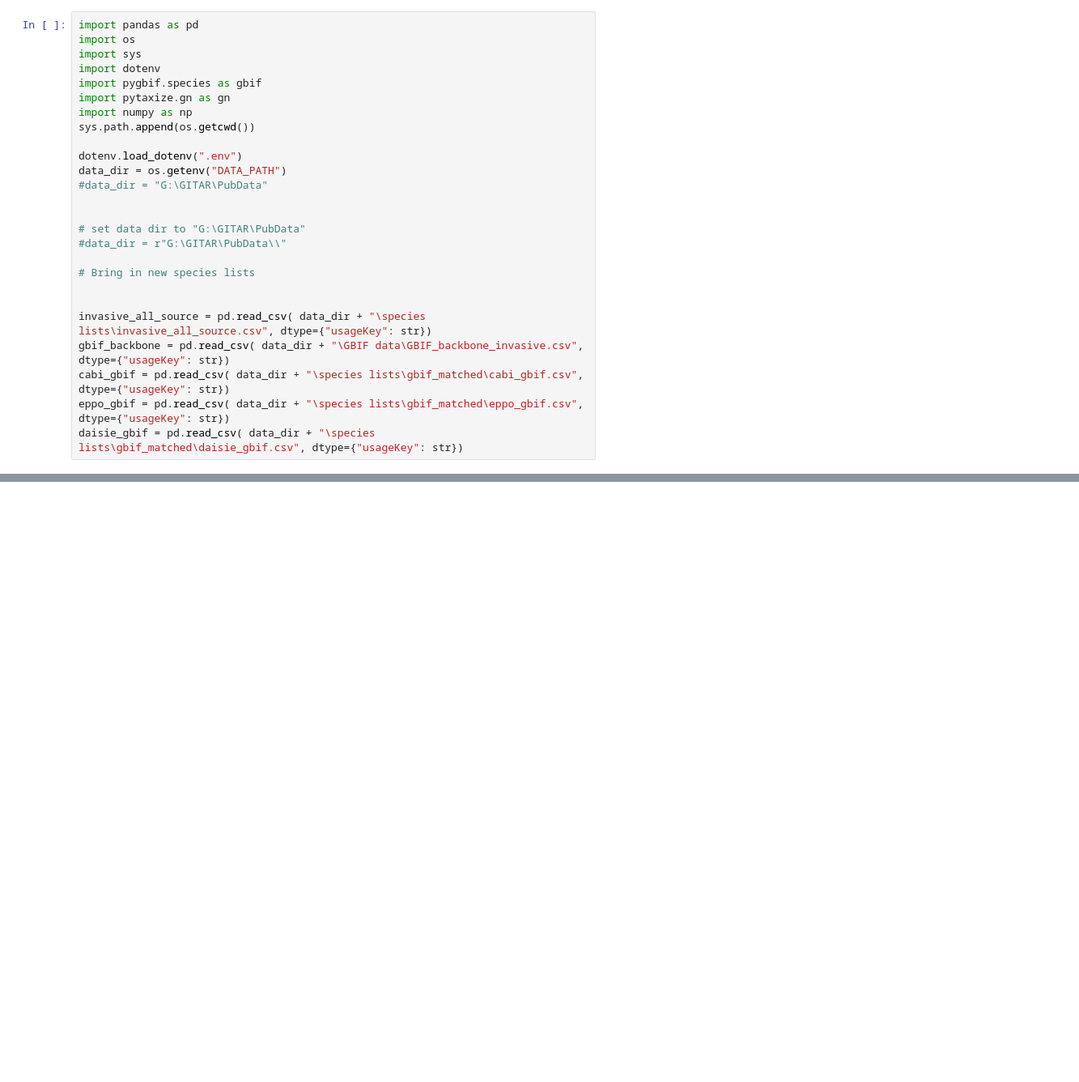
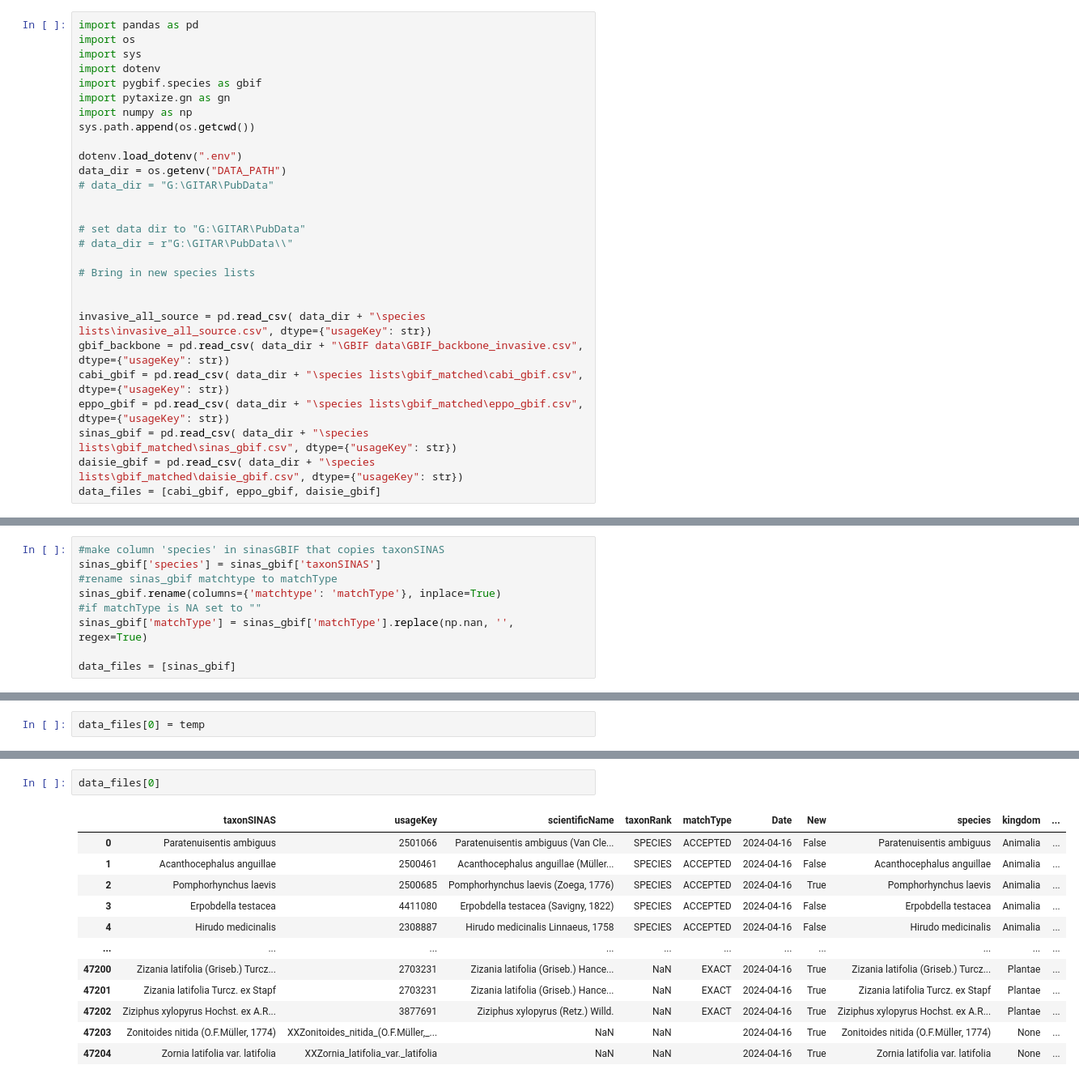
Before and after one commit to ncsu-landscape-dynamics/GIATAR-dataset, a Jupyter notebook: data_update/1c2_test.ipynb, the cells around one changed output, grey strips where cells are left out. Shown at 81% size. Cells and saved outputs as stored; diff of their text form; blank space fills up the shorter version.

```diff
--- a/data_update/1c2_test.ipynb
+++ b/data_update/1c2_test.ipynb
@@ -10,11 +10,11 @@ sys.path.append(os.getcwd())
 
 dotenv.load_dotenv(".env")
 data_dir = os.getenv("DATA_PATH")
-#data_dir = "G:\GITAR\PubData"
+# data_dir = "G:\GITAR\PubData"
 
 
 # set data dir to "G:\GITAR\PubData"
-#data_dir = r"G:\GITAR\PubData\\"
+# data_dir = r"G:\GITAR\PubData\\"
 
 # Bring in new species lists
 
@@ -23,4 +23,6 @@ invasive_all_source = pd.read_csv( data_dir + "\species lists\invasive_all_sourc
 gbif_backbone = pd.read_csv( data_dir + "\GBIF data\GBIF_backbone_invasive.csv", dtype={"usageKey": str})
 cabi_gbif = pd.read_csv( data_dir + "\species lists\gbif_matched\cabi_gbif.csv", dtype={"usageKey": str})
 eppo_gbif = pd.read_csv( data_dir + "\species lists\gbif_matched\eppo_gbif.csv", dtype={"usageKey": str})
+sinas_gbif = pd.read_csv( data_dir + "\species lists\gbif_matched\sinas_gbif.csv", dtype={"usageKey": str})
 daisie_gbif = pd.read_csv( data_dir + "\species lists\gbif_matched\daisie_gbif.csv", dtype={"usageKey": str})
+data_files = [cabi_gbif, eppo_gbif, daisie_gbif]
@@ -84,0 +29,9 @@ def search_names(row):
+# %%
+#make column 'species' in sinasGBIF that copies taxonSINAS
+sinas_gbif['species'] = sinas_gbif['taxonSINAS']
+#rename sinas_gbif matchtype to matchType
+sinas_gbif.rename(columns={'matchtype': 'matchType'}, inplace=True)
+#if matchType is NA set to ""
+sinas_gbif['matchType'] = sinas_gbif['matchType'].replace(np.nan, '', regex=True)
+
+data_files = [sinas_gbif]
@@ -413 +302,3 @@ matched_species.to_csv(data_dir + "\species lists\previously_unmatched_species_g
+# %%
+data_files[0] = temp
 # %%
@@ -468,0 +459,15 @@ cabi_gbif
+# %%
+data_files[0]
+# %% [output]
+|  | taxonSINAS | usageKey | scientificName | taxonRank | matchType | Date | New | species | kingdom | ... |
+| 0 | Paratenuisentis ambiguus | 2501066 | Paratenuisentis ambiguus (Van Cle... | SPECIES | ACCEPTED | 2024-04-16 | False | Paratenuisentis ambiguus | Animalia | ... |
+| 1 | Acanthocephalus anguillae | 2500461 | Acanthocephalus anguillae (Müller... | SPECIES | ACCEPTED | 2024-04-16 | False | Acanthocephalus anguillae | Animalia | ... |
+| 2 | Pomphorhynchus laevis | 2500685 | Pomphorhynchus laevis (Zoega, 1776) | SPECIES | ACCEPTED | 2024-04-16 | True | Pomphorhynchus laevis | Animalia | ... |
+| 3 | Erpobdella testacea | 4411080 | Erpobdella testacea (Savigny, 1822) | SPECIES | ACCEPTED | 2024-04-16 | False | Erpobdella testacea | Animalia | ... |
+| 4 | Hirudo medicinalis | 2308887 | Hirudo medicinalis Linnaeus, 1758 | SPECIES | ACCEPTED | 2024-04-16 | False | Hirudo medicinalis | Animalia | ... |
+| ... | ... | ... | ... | ... | ... | ... | ... | ... | ... | ... |
+| 47200 | Zizania latifolia (Griseb.) Turcz... | 2703231 | Zizania latifolia (Griseb.) Hance... | NaN | EXACT | 2024-04-16 | True | Zizania latifolia (Griseb.) Turcz... | Plantae | ... |
+| 47201 | Zizania latifolia Turcz. ex Stapf | 2703231 | Zizania latifolia (Griseb.) Hance... | NaN | EXACT | 2024-04-16 | True | Zizania latifolia Turcz. ex Stapf | Plantae | ... |
+| 47202 | Ziziphus xylopyrus Hochst. ex A.R... | 3877691 | Ziziphus xylopyrus (Retz.) Willd. | NaN | EXACT | 2024-04-16 | True | Ziziphus xylopyrus Hochst. ex A.R... | Plantae | ... |
+| 47203 | Zonitoides nitida (O.F.Müller, 1774) | XXZonitoides_nitida_(O.F.Müller,_... | NaN | NaN |  | 2024-04-16 | True | Zonitoides nitida (O.F.Müller, 1774) | None | ... |
+| 47204 | Zornia latifolia var. latifolia | XXZornia_latifolia_var._latifolia | NaN | NaN |  | 2024-04-16 | True | Zornia latifolia var. latifolia | None | ... |
```
Also changed, not shown: parts of 18 cells of this notebook, 5 other files.
